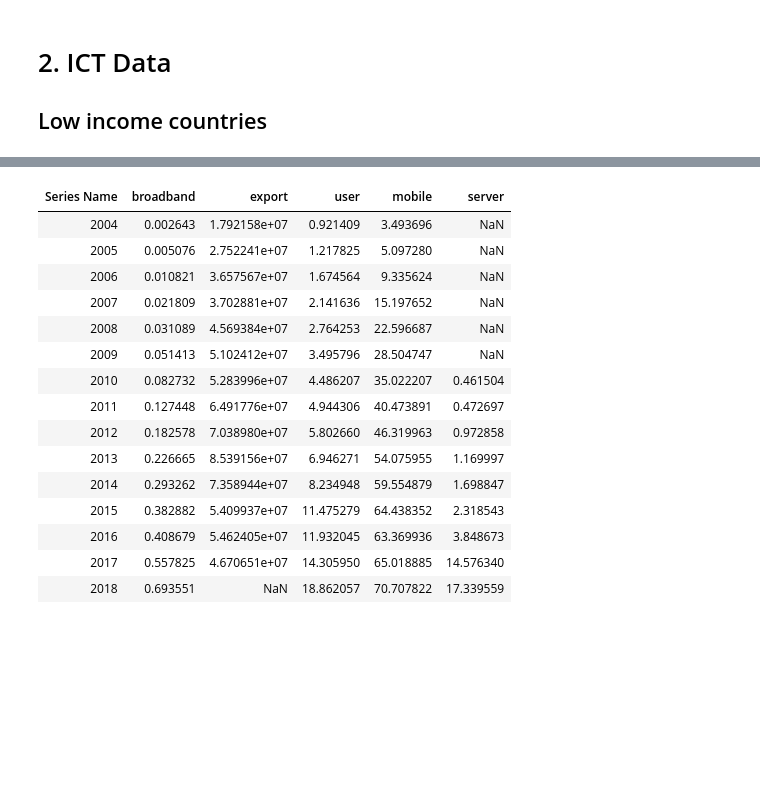
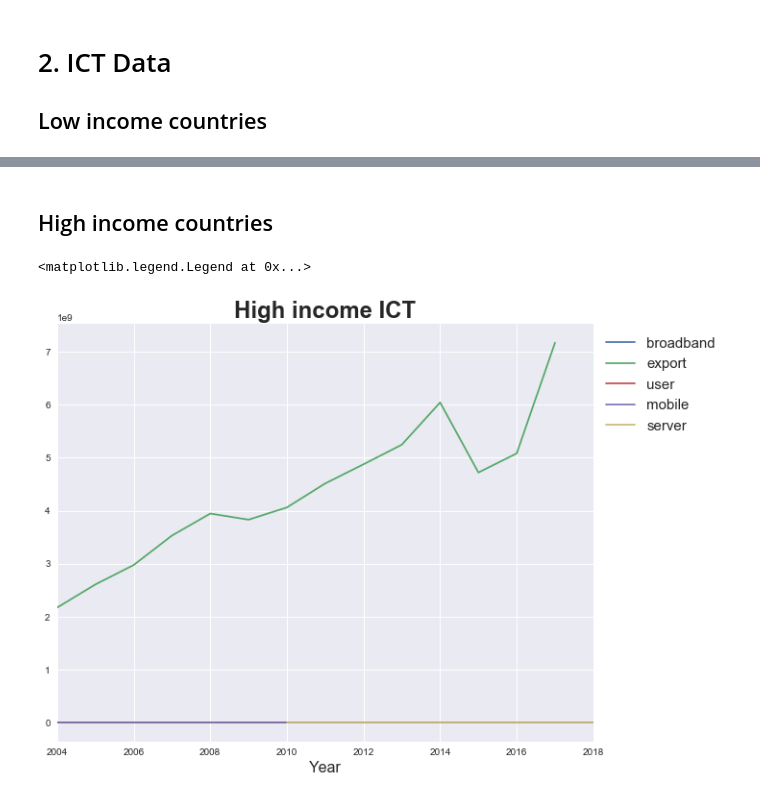
Before and after one commit to ruoyuchen99/Data-bootcamp-project, a Jupyter notebook: income_vis.ipynb, the cells around one changed output, grey strips where cells are left out. Saved outputs shown, nothing was run; the diff lists cells and outputs as text; code cells hidden in the pictures; blank space fills up the shorter version.

```diff
--- a/income_vis.ipynb
+++ b/income_vis.ipynb
@@ -14,7 +14,7 @@ mpl.style.use('seaborn')
 ## Low income countries
 # %%
 # import data for low income countries
-low = pd.read_csv('Low_inc_WGI.csv')
+low = pd.read_csv('https://raw.githubusercontent.com/ruoyuchen99/Data-bootcamp-project/master/Low_inc_WGI.csv')
 
 #cleaning and reshaping data for low income countries
 low=low.rename(columns={'2004 [YR2004]':2004,'2005 [YR2005]':2005,'2006 [YR2006]':2006,'2007 [YR2007]':2007,'2008 [YR2008]':2008,\
@@ -46,7 +46,7 @@ ax.legend(bbox_to_anchor=(1,1),prop={"size":15})
 ## High income countries
 # %%
 # import data for high income countries
-high = pd.read_csv('Hi_inc_WGI.csv')
+high = pd.read_csv('https://raw.githubusercontent.com/ruoyuchen99/Data-bootcamp-project/master/Hi_inc_WGI.csv')
 
 #cleaning and reshaping data for high income countries
 high=high.rename(columns={'2004 [YR2004]':2004,'2005 [YR2005]':2005,'2006 [YR2006]':2006,'2007 [YR2007]':2007,'2008 [YR2008]':2008,\
@@ -77,7 +77,7 @@ ax.legend(bbox_to_anchor=(1,1),prop={"size":15})
 ## Lower middle income countries
 # %%
 # import data for lower middle income countries
-lo_mid = pd.read_csv('Lo_mid_WGI.csv')
+lo_mid = pd.read_csv('https://raw.githubusercontent.com/ruoyuchen99/Data-bootcamp-project/master/Lo_mid_WGI.csv')
 
 #cleaning and reshaping data for lower middle income countries
 lo_mid=lo_mid.rename(columns={'2004 [YR2004]':2004,'2005 [YR2005]':2005,'2006 [YR2006]':2006,'2007 [YR2007]':2007,'2008 [YR2008]':2008,\
@@ -108,7 +108,7 @@ ax.legend(bbox_to_anchor=(1,1),prop={"size":15})
 ## Upper middle income countries
 # %%
 # import data for upper middle income countries
-up_mid = pd.read_csv('up_mid_WGI.csv')
+up_mid = pd.read_csv('https://raw.githubusercontent.com/ruoyuchen99/Data-bootcamp-project/master/up_mid_WGI.csv')
 
 #cleaning and reshaping data for upper middle income countries
 up_mid=up_mid.rename(columns={'2004 [YR2004]':2004,'2005 [YR2005]':2005,'2006 [YR2006]':2006,'2007 [YR2007]':2007,'2008 [YR2008]':2008,\
@@ -210,41 +247,33 @@ low1=low1.rename(columns={'Fixed broadband subscriptions (per 100 people)':'broa
+# %% [markdown]
+## High income countries
 # %%
-# import data for low income countries
-low1 = pd.read_csv('low_ict.csv')
+# import data for high income countries
+high1 = pd.read_csv('hi_inc_ict.csv')
 
-#cleaning and reshaping data for low income countries
-low1=low1.rename(columns={'2004 [YR2004]':2004,'2005 [YR2005]':2005,'2006 [YR2006]':2006,'2007 [YR2007]':2007,'2008 [YR2008]':2008,\
+#cleaning and reshaping data for high income countries
+high1=high1.rename(columns={'2004 [YR2004]':2004,'2005 [YR2005]':2005,'2006 [YR2006]':2006,'2007 [YR2007]':2007,'2008 [YR2008]':2008,\
                         '2009 [YR2009]':2009,'2010 [YR2010]':2010,'2011 [YR2011]':2011,'2012 [YR2012]':2012,\
                         '2013 [YR2013]':2013,'2014 [YR2014]':2014,'2015 [YR2015]':2015,\
                         '2016 [YR2016]':2016,'2017 [YR2017]':2017,'2018 [YR2018]':2018})
 
-for i in low1.columns[4:]:
-    low1[i]=pd.to_numeric(low1[i],errors='coerce')
+for i in high1.columns[4:]:
+    high1[i]=pd.to_numeric(high1[i],errors='coerce')
 
+high1=high1.groupby('Series Name').mean()
 
-low1=low1.dropna()
+high1=high1.transpose()
+high1=high1.rename(columns={'Fixed broadband subscriptions (per 100 people)':'broadband',
+                  'ICT service exports (BoP, current US$)':'export','Individuals using the Internet (% of population)':'user',
+                  'Mobile cellular subscriptions (per 100 people)':'mobile','Secure Internet servers (per 1 million people)':'server'})
+
+# plot 5 ICT indicators for high income countries over time
+
+fig, ax = plt.subplots()
+high1.plot(ax=ax,figsize=(10,8))
+ax.set_title('High income ICT',size=24,fontweight='bold')
+ax.set_xlabel('Year',size=16)
+
+ax.legend(bbox_to_anchor=(1,1),prop={"size":15})
+# %% [output]
+<matplotlib.legend.Legend at 0x...>
+[figure, added]
-# %%
-low1=low1.groupby('Series Name').mean()
-
-low1=low1.transpose()
-low1=low1.rename(columns={'Fixed broadband subscriptions (per 100 people)':'broadband',
-                  'ICT service exports (BoP, current US$)':'export','Individuals using the Internet (% of population)':'user',
-                  'Mobile cellular subscriptions (per 100 people)':'mobile','Secure Internet servers (per 1 million people)':'server'})
-
-low1
-# %% [output]
-| Series Name | broadband | export | user | mobile | server |
-| 2004 | 0.002643 | 1.792158e+07 | 0.921409 | 3.493696 | NaN |
-| 2005 | 0.005076 | 2.752241e+07 | 1.217825 | 5.097280 | NaN |
-| 2006 | 0.010821 | 3.657567e+07 | 1.674564 | 9.335624 | NaN |
-| 2007 | 0.021809 | 3.702881e+07 | 2.141636 | 15.197652 | NaN |
-| 2008 | 0.031089 | 4.569384e+07 | 2.764253 | 22.596687 | NaN |
-| 2009 | 0.051413 | 5.102412e+07 | 3.495796 | 28.504747 | NaN |
-| 2010 | 0.082732 | 5.283996e+07 | 4.486207 | 35.022207 | 0.461504 |
-| 2011 | 0.127448 | 6.491776e+07 | 4.944306 | 40.473891 | 0.472697 |
-| 2012 | 0.182578 | 7.038980e+07 | 5.802660 | 46.319963 | 0.972858 |
-| 2013 | 0.226665 | 8.539156e+07 | 6.946271 | 54.075955 | 1.169997 |
-| 2014 | 0.293262 | 7.358944e+07 | 8.234948 | 59.554879 | 1.698847 |
-| 2015 | 0.382882 | 5.409937e+07 | 11.475279 | 64.438352 | 2.318543 |
-| 2016 | 0.408679 | 5.462405e+07 | 11.932045 | 63.369936 | 3.848673 |
-| 2017 | 0.557825 | 4.670651e+07 | 14.305950 | 65.018885 | 14.576340 |
-| 2018 | 0.693551 | NaN | 18.862057 | 70.707822 | 17.339559 |
```
Also changed, not shown: parts of 7 cells of this notebook.
